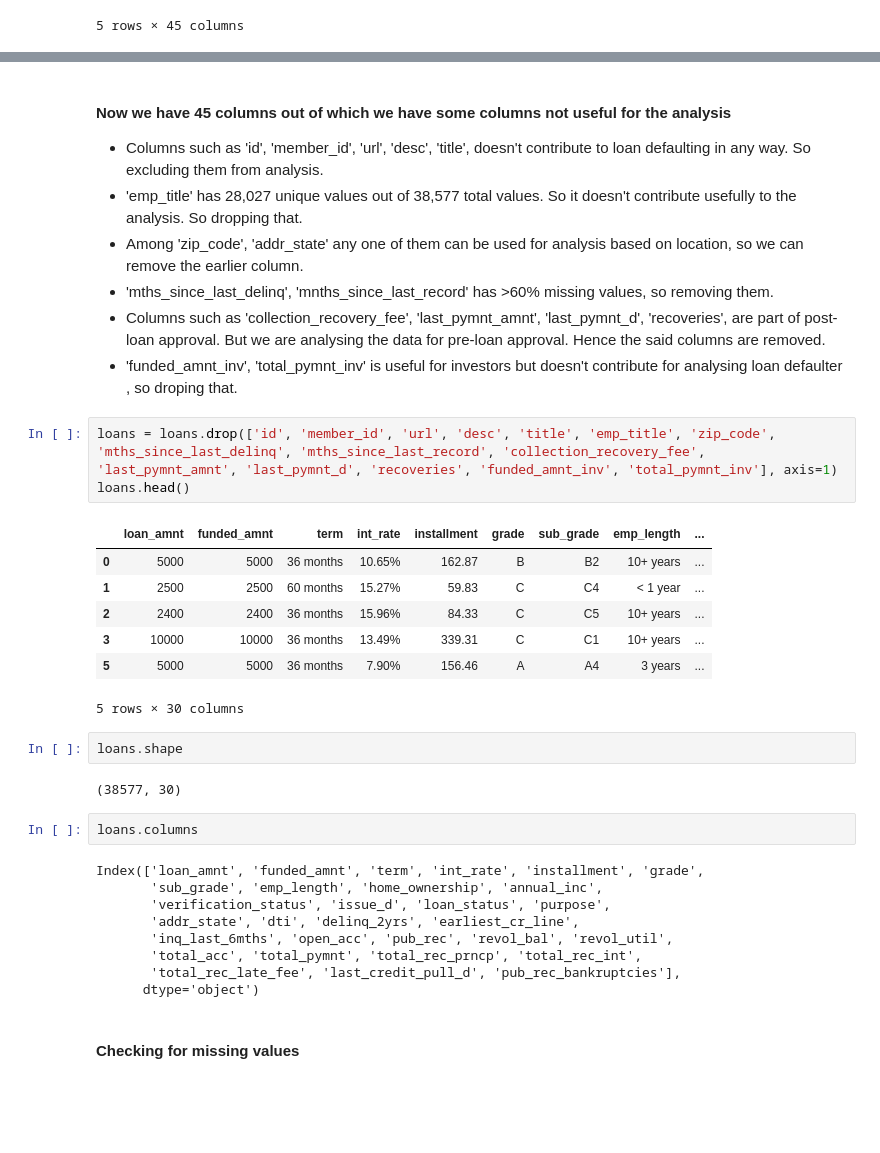
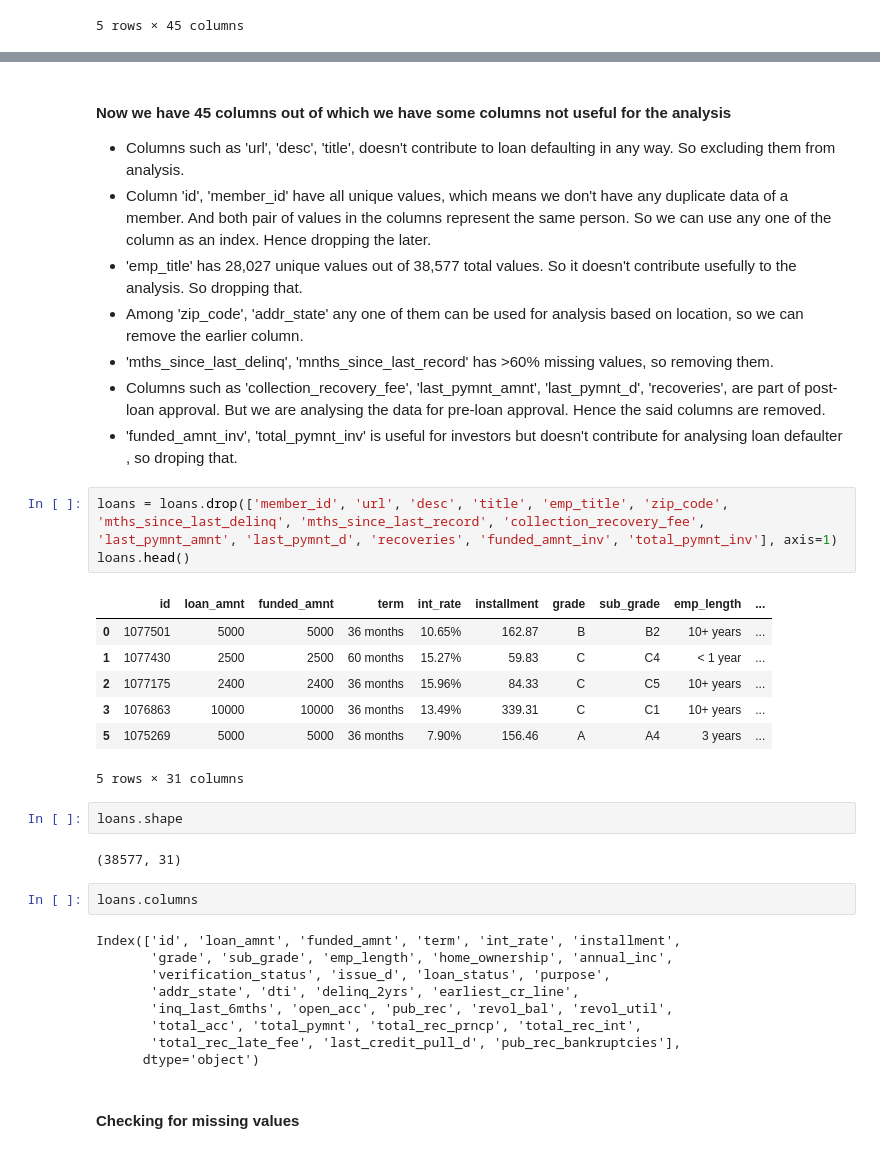
Before and after one commit to ChaitanyaVootla/LoanCaseStudy, a Jupyter notebook: Loan.ipynb, the cells around one changed output, grey strips where cells are left out. Drawn from its saved outputs; the diff is of its cells as text; blank space fills up the shorter version.

```diff
--- a/Loan.ipynb
+++ b/Loan.ipynb
@@ -135,31 +157,32 @@ loans.head()
 # %% [markdown]
 #### Now we have 45 columns out of which we have some columns not useful for the analysis
-- Columns such as 'id', 'member_id', 'url', 'desc', 'title', doesn't contribute to loan defaulting in any way. So excluding them from analysis.
+- Columns such as 'url', 'desc', 'title', doesn't contribute to loan defaulting in any way. So excluding them from analysis.
+- Column 'id', 'member_id' have all unique values, which means we don't have any duplicate data of a member. And both pair of values in the columns represent the same person. So we can use any one of the column as an index. Hence dropping the later.
 - 'emp_title' has 28,027 unique values out of 38,577 total values. So it doesn't contribute usefully to the analysis. So dropping that.
 - Among 'zip_code', 'addr_state' any one of them can be used for analysis based on location, so we can remove the earlier column.
 - 'mths_since_last_delinq', 'mnths_since_last_record' has >60% missing values, so removing them.
 - Columns such as 'collection_recovery_fee', 'last_pymnt_amnt', 'last_pymnt_d', 'recoveries', are part of post-loan approval. But we are analysing the data for pre-loan approval. Hence the said columns are removed.
 - 'funded_amnt_inv', 'total_pymnt_inv' is useful for investors but doesn't contribute for analysing loan defaulter , so droping that.
 # %%
-loans = loans.drop(['id', 'member_id', 'url', 'desc', 'title', 'emp_title', 'zip_code', 'mths_since_last_delinq', 'mths_since_last_record', 'collection_recovery_fee', 'last_pymnt_amnt', 'last_pymnt_d', 'recoveries', 'funded_amnt_inv', 'total_pymnt_inv'], axis=1)
+loans = loans.drop(['member_id', 'url', 'desc', 'title', 'emp_title', 'zip_code', 'mths_since_last_delinq', 'mths_since_last_record', 'collection_recovery_fee', 'last_pymnt_amnt', 'last_pymnt_d', 'recoveries', 'funded_amnt_inv', 'total_pymnt_inv'], axis=1)
 loans.head()
 # %% [output]
-|  | loan_amnt | funded_amnt | term | int_rate | installment | grade | sub_grade | emp_length | ... |
-| 0 | 5000 | 5000 | 36 months | 10.65% | 162.87 | B | B2 | 10+ years | ... |
-| 1 | 2500 | 2500 | 60 months | 15.27% | 59.83 | C | C4 | < 1 year | ... |
-| 2 | 2400 | 2400 | 36 months | 15.96% | 84.33 | C | C5 | 10+ years | ... |
-| 3 | 10000 | 10000 | 36 months | 13.49% | 339.31 | C | C1 | 10+ years | ... |
-| 5 | 5000 | 5000 | 36 months | 7.90% | 156.46 | A | A4 | 3 years | ... |
+|  | id | loan_amnt | funded_amnt | term | int_rate | installment | grade | sub_grade | emp_length | ... |
+| 0 | 1077501 | 5000 | 5000 | 36 months | 10.65% | 162.87 | B | B2 | 10+ years | ... |
+| 1 | 1077430 | 2500 | 2500 | 60 months | 15.27% | 59.83 | C | C4 | < 1 year | ... |
+| 2 | 1077175 | 2400 | 2400 | 36 months | 15.96% | 84.33 | C | C5 | 10+ years | ... |
+| 3 | 1076863 | 10000 | 10000 | 36 months | 13.49% | 339.31 | C | C1 | 10+ years | ... |
+| 5 | 1075269 | 5000 | 5000 | 36 months | 7.90% | 156.46 | A | A4 | 3 years | ... |
-5 rows × 30 columns
+5 rows × 31 columns
 # %%
 loans.shape
 # %% [output]
-(38577, 30)
+(38577, 31)
 # %%
 loans.columns
 # %% [output]
-Index(['loan_amnt', 'funded_amnt', 'term', 'int_rate', 'installment', 'grade',
-       'sub_grade', 'emp_length', 'home_ownership', 'annual_inc',
+Index(['id', 'loan_amnt', 'funded_amnt', 'term', 'int_rate', 'installment',
+       'grade', 'sub_grade', 'emp_length', 'home_ownership', 'annual_inc',
        'verification_status', 'issue_d', 'loan_status', 'purpose',
        'addr_state', 'dti', 'delinq_2yrs', 'earliest_cr_line',
        'inq_last_6mths', 'open_acc', 'pub_rec', 'revol_bal', 'revol_util',
```
Also changed, not shown: parts of 46 cells of this notebook.
